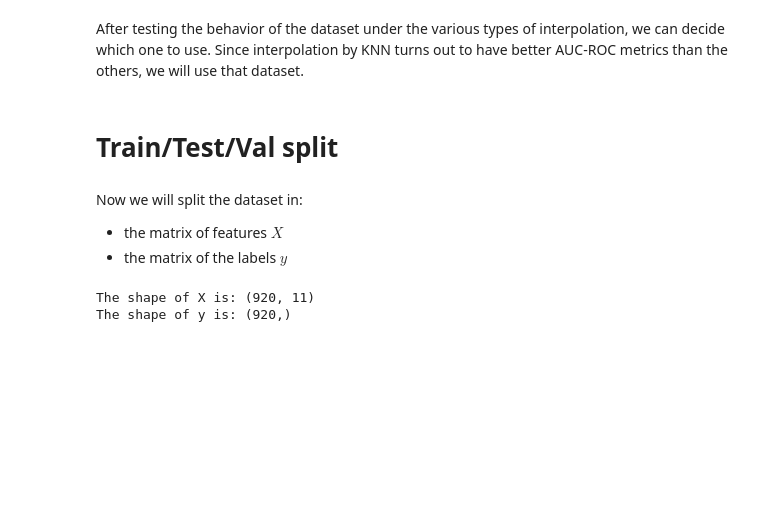
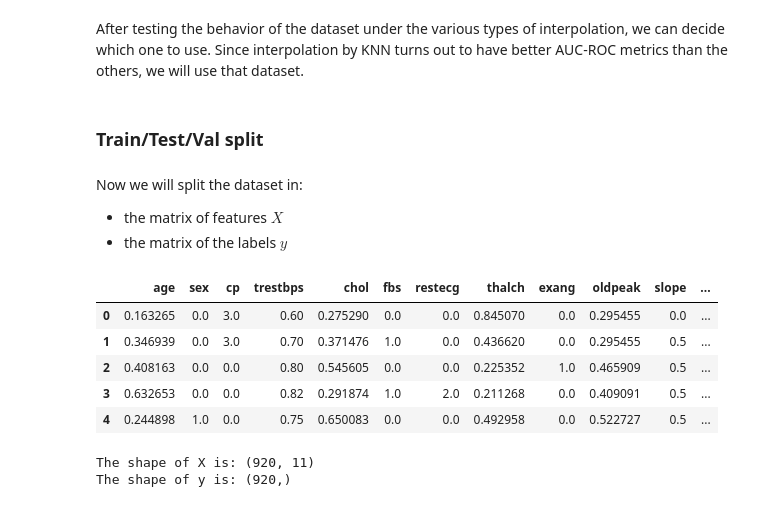
Before and after one commit to marinazanoni/FDS_final, a Jupyter notebook: report_5.ipynb, the cells around one changed output. Drawn from its saved outputs; the diff is of its cells as text; code cells hidden in the pictures; blank space fills up the shorter version.

```diff
--- a/report_5.ipynb
+++ b/report_5.ipynb
@@ -550,9 +549,21 @@ dataset1
 # %% [markdown]
 After testing the behavior of the dataset under the various types of interpolation, we can decide which one to use. Since interpolation by KNN turns out to have better AUC-ROC metrics than the others, we will use that dataset.
 # %% [markdown]
-# Train/Test/Val split
+### Train/Test/Val split
 # %% [markdown]
 Now we will split the dataset in:
 - the matrix of features $X$
 - the matrix of the labels $y$
+# %%
+numerical_columns = ['age', 'trestbps', 'chol', 'thalch', 'oldpeak', 'slope']
+scaler = MinMaxScaler()
+knn_df[numerical_columns] = scaler.fit_transform(knn_df[numerical_columns])
+knn_df.head()
+# %% [output]
+|  | age | sex | cp | trestbps | chol | fbs | restecg | thalch | exang | oldpeak | slope | ... |
+| 0 | 0.163265 | 0.0 | 3.0 | 0.60 | 0.275290 | 0.0 | 0.0 | 0.845070 | 0.0 | 0.295455 | 0.0 | ... |
+| 1 | 0.346939 | 0.0 | 3.0 | 0.70 | 0.371476 | 1.0 | 0.0 | 0.436620 | 0.0 | 0.295455 | 0.5 | ... |
+| 2 | 0.408163 | 0.0 | 0.0 | 0.80 | 0.545605 | 0.0 | 0.0 | 0.225352 | 1.0 | 0.465909 | 0.5 | ... |
+| 3 | 0.632653 | 0.0 | 0.0 | 0.82 | 0.291874 | 1.0 | 2.0 | 0.211268 | 0.0 | 0.409091 | 0.5 | ... |
+| 4 | 0.244898 | 1.0 | 0.0 | 0.75 | 0.650083 | 0.0 | 0.0 | 0.492958 | 0.0 | 0.522727 | 0.5 | ... |
 # %%
```
Also changed, not shown: parts of 33 cells of this notebook.
